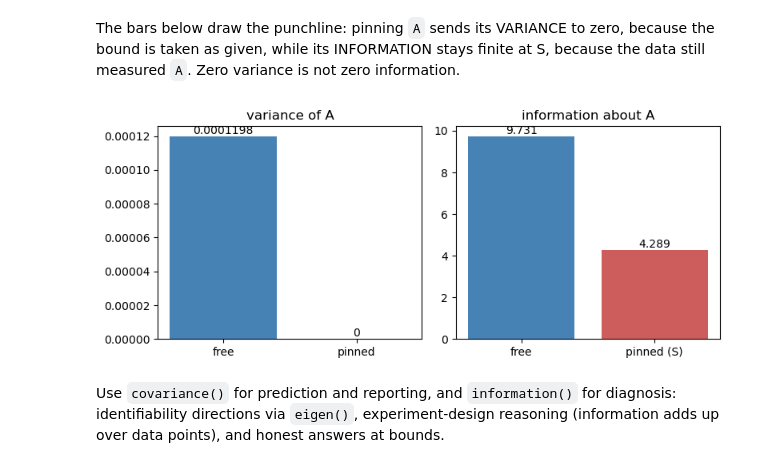
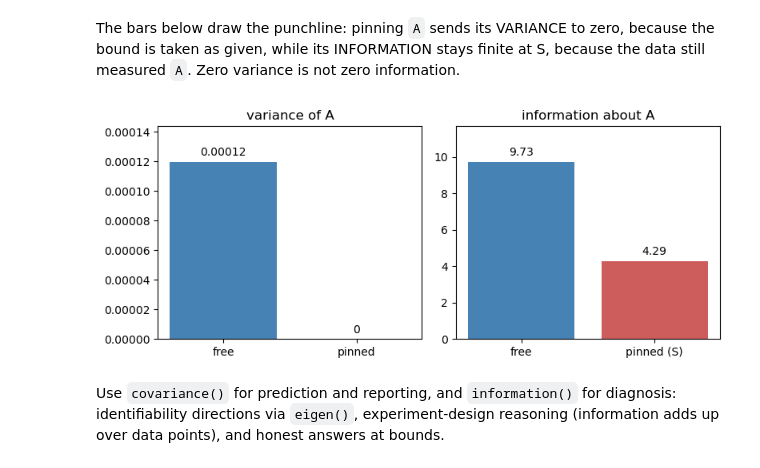
Before and after one commit to GermanHeim/pounce, a Jupyter notebook: python/notebooks/31_information_identifiability.ipynb, the cells around one changed output. Drawn from its saved outputs; the diff is of its cells as text; code cells hidden in the pictures.

```diff
--- a/python/notebooks/31_information_identifiability.ipynb
+++ b/python/notebooks/31_information_identifiability.ipynb
@@ -402,20 +389,22 @@ not zero information.
 # %%
 cov_free = covariance(ms)
 info_free = information(ms)
 fig, axes = plt.subplots(1, 2, figsize=(8, 3.4))
 b0 = axes[0].bar(["free", "pinned"],
                  [cov_free[ms.A], cov2[m2.A]],
                  color=["steelblue", "indianred"])
-axes[0].bar_label(b0, fmt="%.4g")
+axes[0].bar_label(b0, fmt="%.3g", padding=3)
+axes[0].margins(y=0.2)
 axes[0].set_title("variance of A")
 b1 = axes[1].bar(["free", "pinned (S)"],
                  [info_free[ms.A], info2[m2.A]],
                  color=["steelblue", "indianred"])
-axes[1].bar_label(b1, fmt="%.4g")
+axes[1].bar_label(b1, fmt="%.3g", padding=3)
+axes[1].margins(y=0.2)
 axes[1].set_title("information about A")
 plt.tight_layout(); plt.show()
 # %% [output]
-[figure, old version]
+[figure, new version]
 # %% [markdown]
 Use `covariance()` for prediction and reporting, and `information()`
 for diagnosis: identifiability directions via `eigen()`, experiment-design
```
Also changed, not shown: parts of 4 cells of this notebook, 1 other file.
